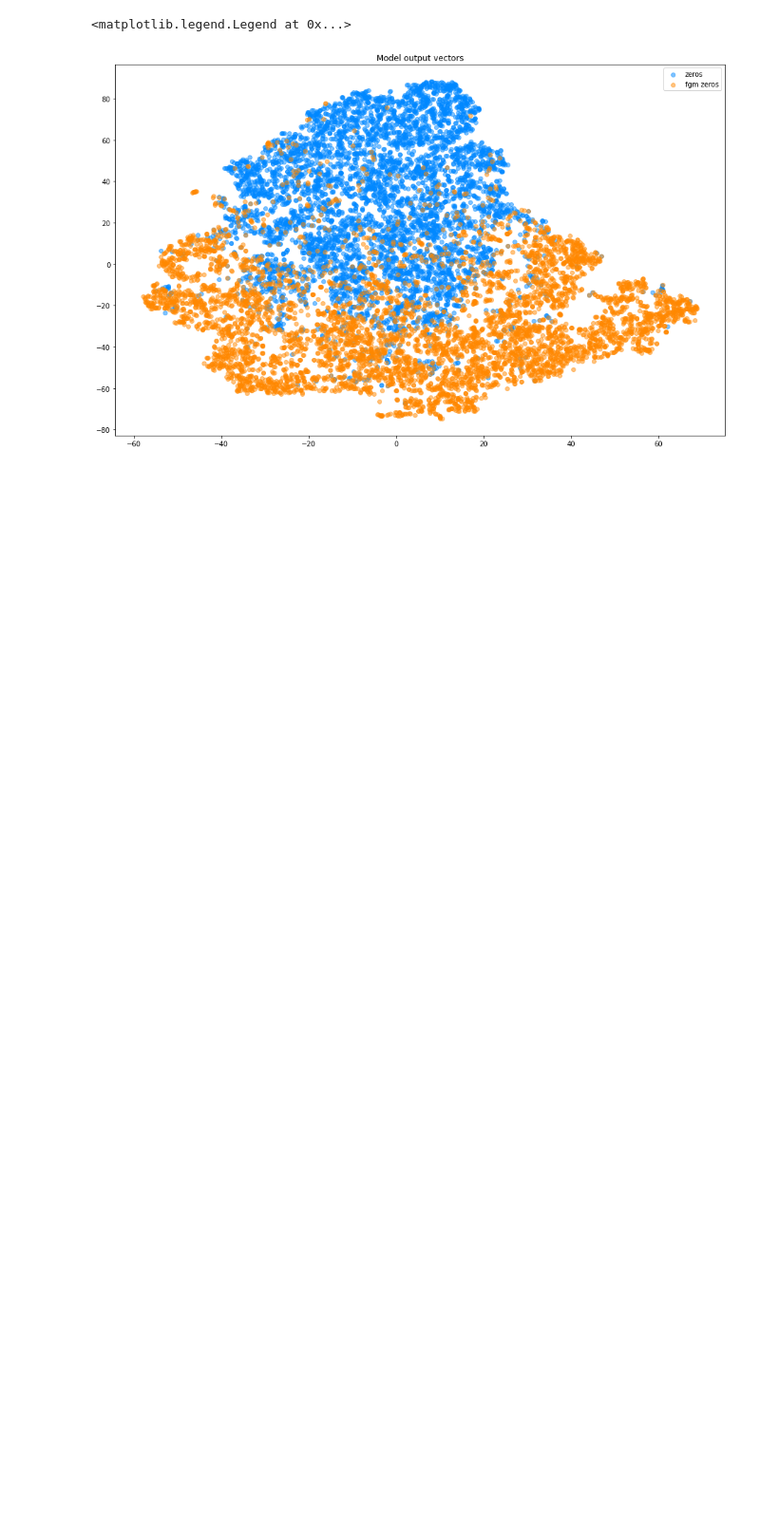
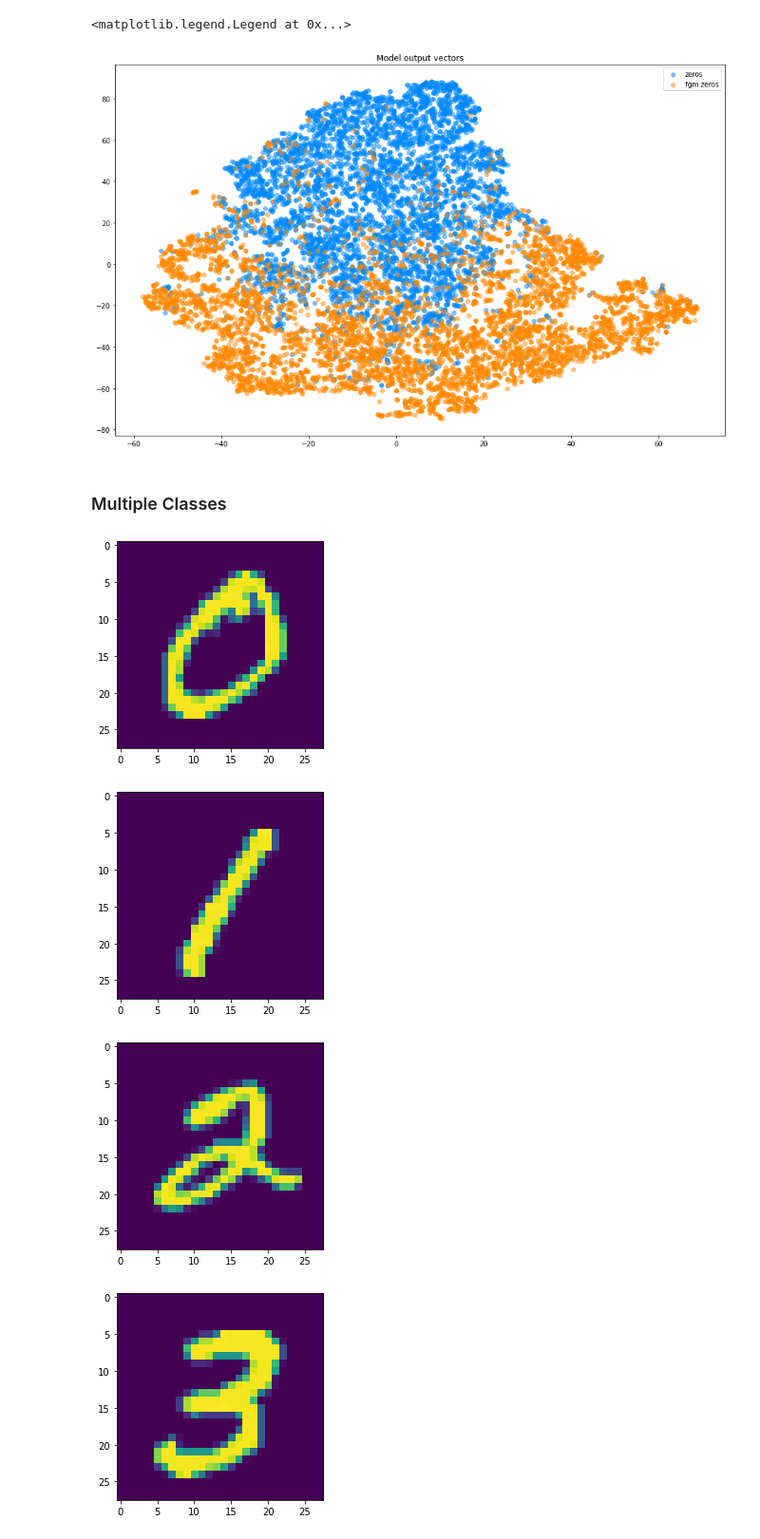
Before and after one commit to aranganath/Adversarial, a Jupyter notebook: k-means-medians-on-each-class-with-tsne.ipynb, the cells around one changed output. Shown at 95% size. Drawn from its saved outputs; the diff is of its cells as text; code cells hidden in the pictures; blank space fills up the shorter version.

Commit message:
Added tSNE maps of input and output spaces for all classes. Also included copies of the output plots in the Images folder for easy comparison.

```diff
--- a/k-means-medians-on-each-class-with-tsne.ipynb
+++ b/k-means-medians-on-each-class-with-tsne.ipynb
@@ -415,3 +400,23 @@ plt.legend()
 # %% [output]
 <matplotlib.legend.Legend at 0x...>
 [figure]
+# %% [markdown]
+### Multiple Classes
+# %%
+# What is being done here:
+# We are collecting all the images by classes
+# Each entry in the 'numbers' list is
+# a numpy array of all the images by class
+numbers = []
+for i in range(10):
+    classno = X_train[np.where(y_train==i)]
+    numbers.append(classno)
+# %%
+for i in range(10):
+    plt.imshow(numbers[i][0].reshape((28,28)))
+    plt.show()
+# %% [output]
+[figure, added]
+[figure, added]
+[figure, added]
+[figure, added]
```
Also changed, not shown: parts of 13 cells of this notebook, 6 other files.
